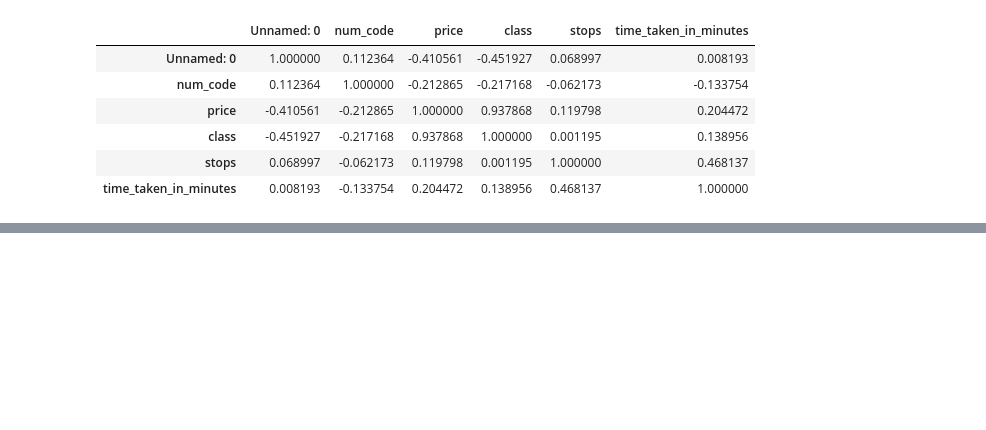
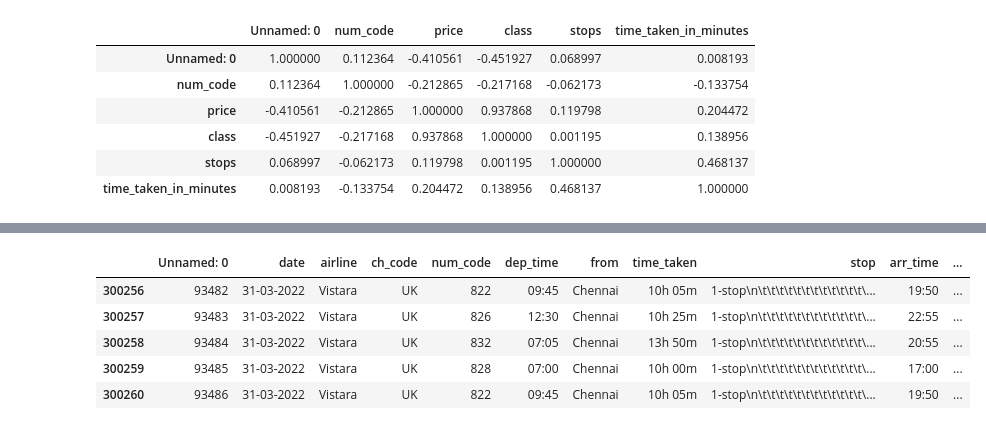
Before and after one commit to deepbdoshi/Flight-Price-Prediction, a Jupyter notebook: Flight Price Prediction.ipynb, the cells around one changed output, grey strips where cells are left out. Saved outputs shown, nothing was run; the diff lists cells and outputs as text; code cells hidden in the pictures; blank space fills up the shorter version.

```diff
--- a/Flight Price Prediction.ipynb
+++ b/Flight Price Prediction.ipynb
@@ -828,0 +859,9 @@ clean_created_df.corr().style.background_gradient(cmap='coolwarm')
+# %%
+clean_created_df.tail()
+# %% [output]
+|  | Unnamed: 0 | date | airline | ch_code | num_code | dep_time | from | time_taken | stop | arr_time | ... |
+| 300256 | 93482 | 31-03-2022 | Vistara | UK | 822 | 09:45 | Chennai | 10h 05m | 1-stop\n\t\t\t\t\t\t\t\t\t\t\t\t\... | 19:50 | ... |
+| 300257 | 93483 | 31-03-2022 | Vistara | UK | 826 | 12:30 | Chennai | 10h 25m | 1-stop\n\t\t\t\t\t\t\t\t\t\t\t\t\... | 22:55 | ... |
+| 300258 | 93484 | 31-03-2022 | Vistara | UK | 832 | 07:05 | Chennai | 13h 50m | 1-stop\n\t\t\t\t\t\t\t\t\t\t\t\t\... | 20:55 | ... |
+| 300259 | 93485 | 31-03-2022 | Vistara | UK | 828 | 07:00 | Chennai | 10h 00m | 1-stop\n\t\t\t\t\t\t\t\t\t\t\t\t\... | 17:00 | ... |
+| 300260 | 93486 | 31-03-2022 | Vistara | UK | 822 | 09:45 | Chennai | 10h 05m | 1-stop\n\t\t\t\t\t\t\t\t\t\t\t\t\... | 19:50 | ... |
```
Also changed, not shown: parts of 9 cells of this notebook.
